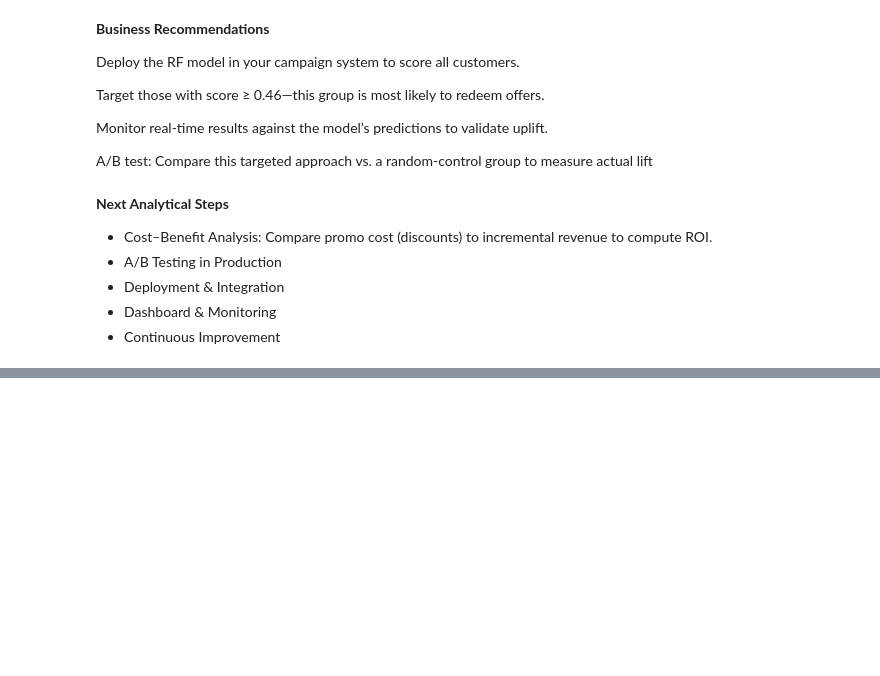
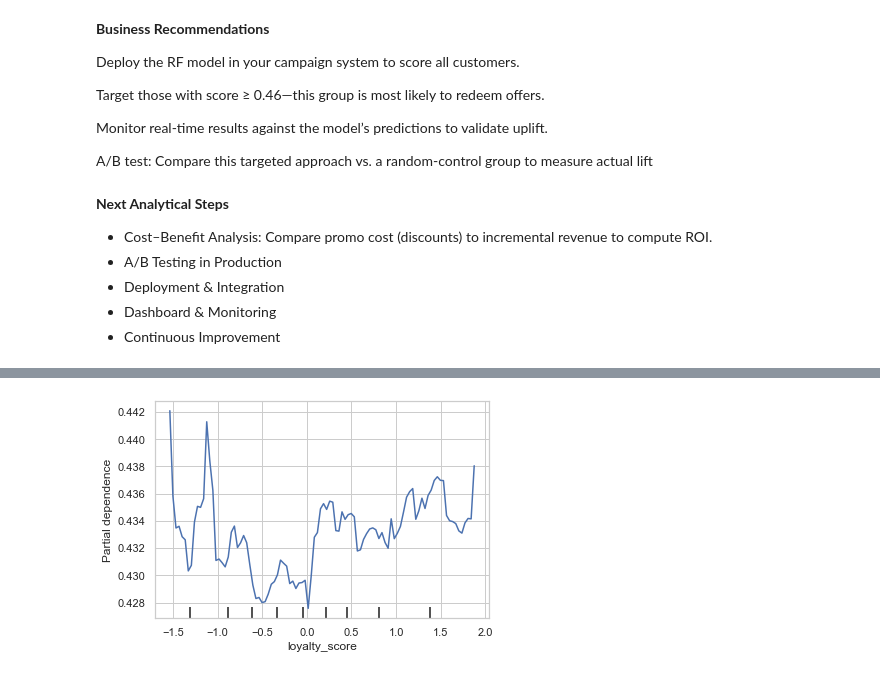
Before and after one commit to mandele1999/marketing-analytics, a Jupyter notebook: index.ipynb, the cells around one changed output, grey strips where cells are left out. Saved outputs shown, nothing was run; the diff lists cells and outputs as text; code cells hidden in the pictures; blank space fills up the shorter version.

```diff
--- a/index.ipynb
+++ b/index.ipynb
@@ -937,0 +977,10 @@ A/B test: Compare this targeted approach vs. a random‑control group to measure
+# %%
+from sklearn.inspection import PartialDependenceDisplay
+
+fig, ax = plt.subplots()
+PartialDependenceDisplay.from_estimator(
+    best_rf, X_train, ['loyalty_score'], ax=ax
+)
+plt.show()
+# %% [output]
+[figure, added]
```
Also changed, not shown: parts of 4 cells of this notebook, 2 other files.
